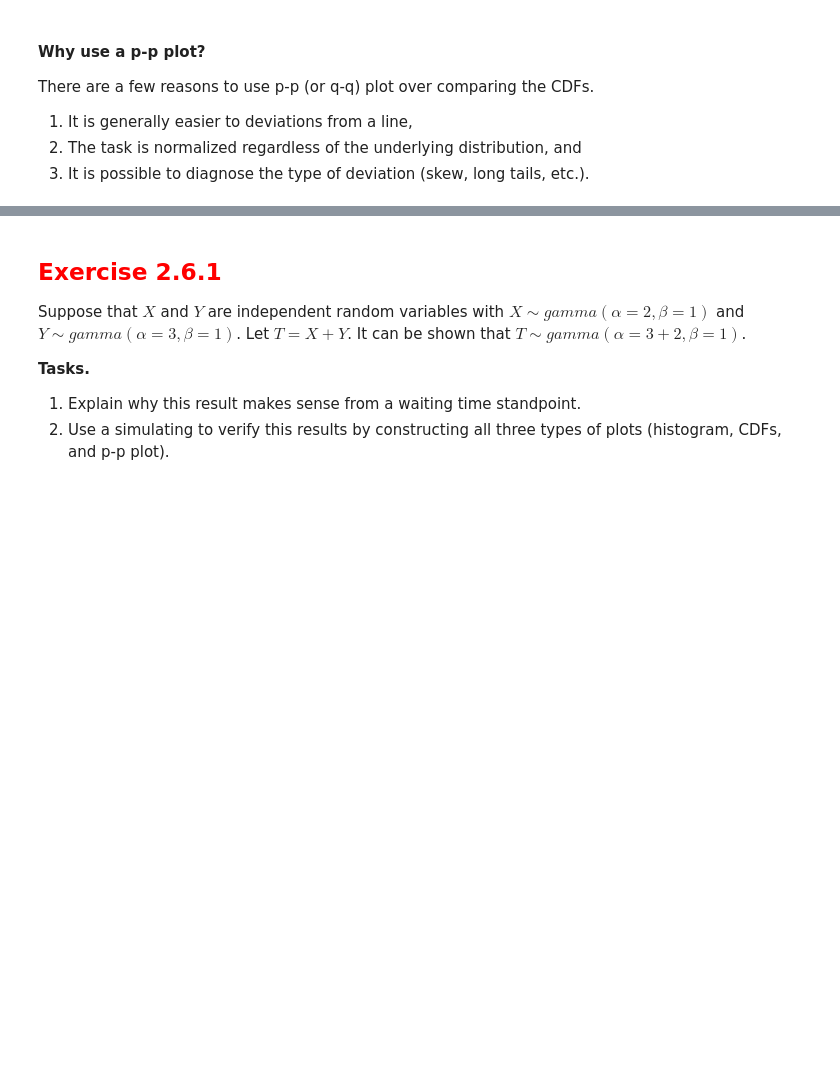
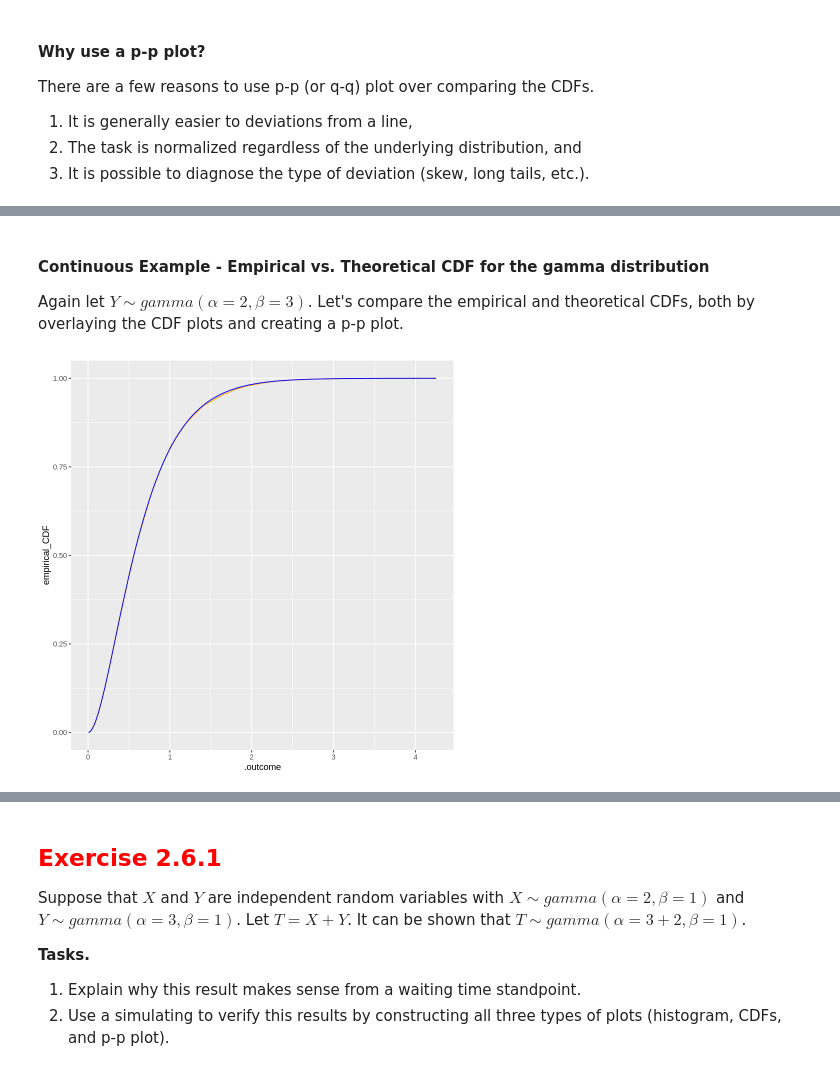
Before and after one commit to yardsale8/probability_simulations_in_R, a Jupyter notebook: 1_6_plotting_estimated_distributions.ipynb, the cells around one changed output, grey strips where cells are left out. Saved outputs shown, nothing was run; the diff lists cells and outputs as text; code cells hidden in the pictures; blank space fills up the shorter version.

```diff
--- a/1_6_plotting_estimated_distributions.ipynb
+++ b/1_6_plotting_estimated_distributions.ipynb
@@ -158,0 +154,18 @@ There are a few reasons to use p-p (or q-q) plot over comparing the CDFs.
+# %% [markdown]
+#### Continuous Example - Empirical vs. Theoretical CDF for the gamma distribution
+
+Again let $Y\sim gamma(\alpha=2, \beta=3)$.  Let's compare the empirical and theoretical CDFs, both by overlaying the CDF plots and creating a p-p plot.
+# %%
+a <- 2
+b <- 3
+num_trials <- 10000
+(replicate_dbl(num_trials, rgamma(1, 2, 3))
+ %>% mutate(empirical_CDF = cume_dist(.outcome),
+            theoretical_CDF = pgamma(.outcome, a, b))
+) -> gamma_CDFs
+
+ggplot(data = gamma_CDFs, (aes(x = .outcome))) +
+   geom_step(aes(y = empirical_CDF), color = "orange") +
+   geom_line(aes(y = theoretical_CDF), color = "blue")
+# %% [output]
+[figure, added]
```
Also changed, not shown: parts of 9 cells of this notebook.
